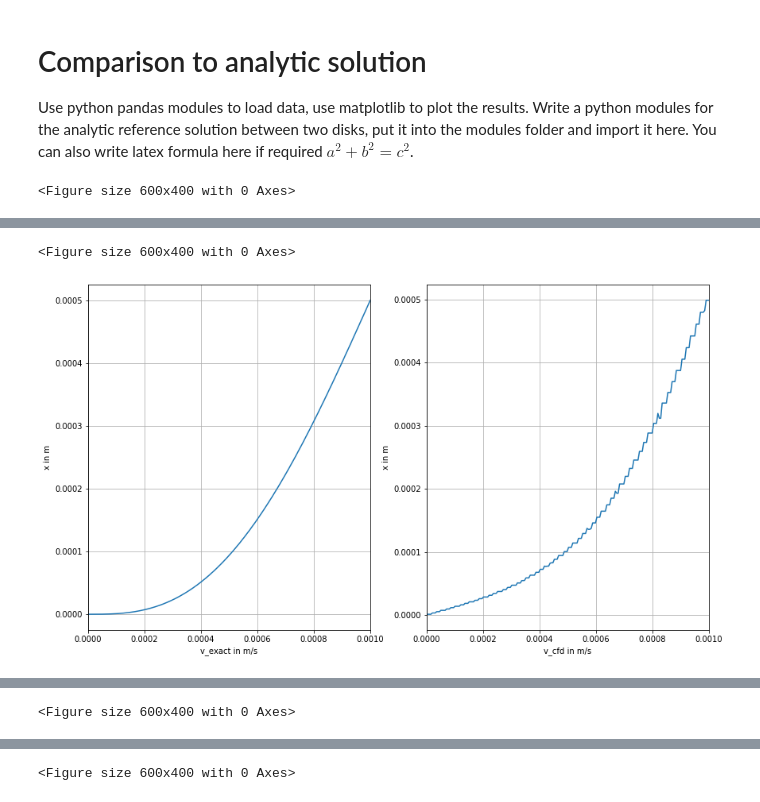
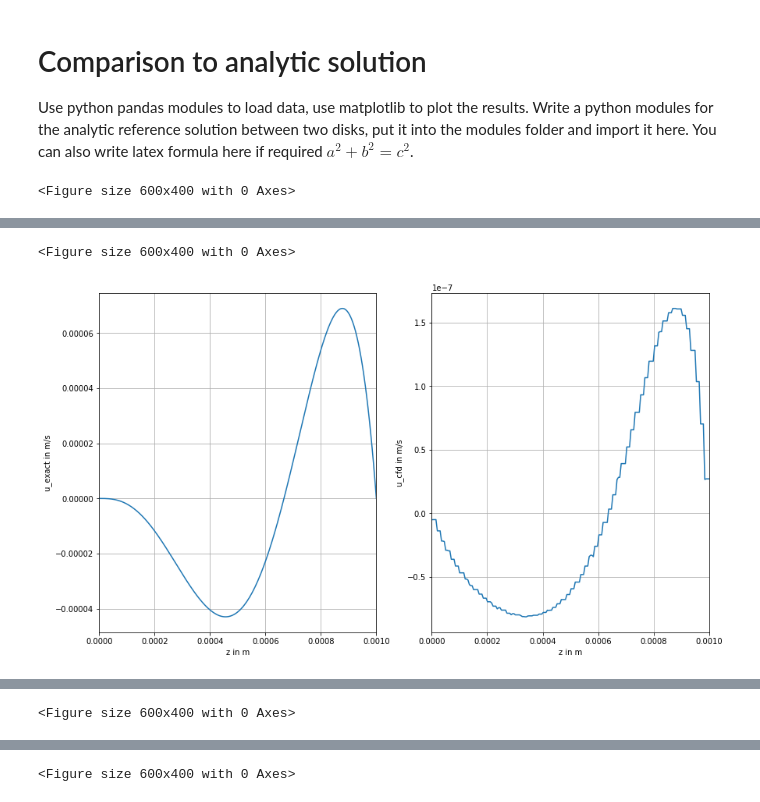
Before and after one commit to CRC-1194/b01-effective-slip-length, a Jupyter notebook: notebooks/compare_analytic_solution_rotatingDiscs.ipynb, the cells around one changed output, grey strips where cells are left out. Cells and saved outputs as stored; diff of their text form; code cells hidden in the pictures.

```diff
--- a/notebooks/compare_analytic_solution_rotatingDiscs.ipynb
+++ b/notebooks/compare_analytic_solution_rotatingDiscs.ipynb
@@ -24,67 +24,88 @@ w_cfd = cfd_data['U_0']
 magU_cfd = cfd_data['magU']
 
 h = 1e-3
-r = 5e-4
+r_max = 1e-3
 w = 1
-mu = 1e-5
+nu = 1e-5
 
-x = np.linspace(0,h,200)
-u_exact, v_exact, w_exact, magU_exact = rdf.rotatingflow(x, r, h, w, mu)
+z = 0.5*h
+r = np.linspace(0,r_max,200)
+#v_exact_r = w*r*((0.77139*h*np.sqrt(w/nu)-1)/h**4*z**4+(2-1.54278*h*np.sqrt(w/nu))/h**3*z**3+0.77139*z*np.sqrt(w/nu))
+v_exact_r = rdf.rotatingflow(0.5*h, r, h, w, nu)[1]
+fig1 = plt.figure(dpi=100)
+fig5, axes = plt.subplots(1, 2, figsize=(14,8))
+axes[0].plot(r,v_exact_r);
+axes[0].set_xlim([0,r_max])
+axes[0].set_xlabel('r in m')
+axes[0].set_ylabel('v_exact in m/s')
+axes[0].grid()
+
+axes[1].plot(r,u_cfd);
+axes[1].set_xlim([0,h])
+axes[1].set_xlabel('x in m')
+axes[1].set_ylabel('u_cfd in m/s')
+axes[1].grid()
+
+z = np.linspace(0,h,200)
+r = 0.5*r_max
+u_exact, v_exact, w_exact, magU_exact = rdf.rotatingflow(z, r, h, w, nu)
 
 fig1 = plt.figure(dpi=100)
 fig1, axes = plt.subplots(1, 2, figsize=(14,8))
-axes[0].plot(x,u_exact);
+axes[0].plot(z,u_exact);
 axes[0].set_xlim([0,h])
-axes[0].set_xlabel('u_exact in m/s')
-axes[0].set_ylabel('x in m')
+axes[0].set_xlabel('z in m')
+axes[0].set_ylabel('u_exact in m/s')
 axes[0].grid()
 
-axes[1].plot(x,u_cfd);
+axes[1].plot(z,u_cfd);
 axes[1].set_xlim([0,h])
-axes[1].set_xlabel('u_cfd in m/s')
-axes[1].set_ylabel('x in m')
+axes[1].set_xlabel('z in m')
+axes[1].set_ylabel('u_cfd in m/s')
 axes[1].grid()
 
-fig2 = plt.figure(dpi=100)
-fig2, axes = plt.subplots(1, 2, figsize=(14,8))
-axes[0].plot(x,v_exact);
+fig2 = plt.figure(dpi=100,figsize=(10,8))
+
+plt.plot(z,v_exact);
+plt.plot(z,v_cfd);
+plt.xlim([0,h])
+plt.xlabel('z in m')
+plt.ylabel('v in m/s')
+plt.grid()
+plt.legend(['v_exact','v_cfd'])
+'''
+axes[1].plot(x,v_cfd);
+axes[1].set_xlim([0,h])
+axes[1].set_xlabel('x in m')
+axes[1].set_ylabel('v_cfd in m/s')
+axes[1].grid()
+'''
+fig3 = plt.figure(dpi=100)
+fig3, axes = plt.subplots(1, 2, figsize=(14,8))
+axes[0].plot(z,w_exact);
 axes[0].set_xlim([0,h])
-axes[0].set_xlabel('v_exact in m/s')
-axes[0].set_ylabel('x in m')
+axes[0].set_xlabel('x in m')
+axes[0].set_ylabel('w_exact in m/s')
 axes[0].grid()
 
-axes[1].plot(x,v_cfd);
+axes[1].plot(z,w_cfd);
 axes[1].set_xlim([0,h])
-axes[1].set_xlabel('v_cfd in m/s')
-axes[1].set_ylabel('x in m')
-axes[1].grid()
-
-fig3 = plt.figure(dpi=100)
-fig3, axes = plt.subplots(1, 2, figsize=(14,8))
-axes[0].plot(x,w_exact);
-axes[0].set_xlim([0,h])
-axes[0].set_xlabel('w_exact in m/s')
-axes[0].set_ylabel('x in m')
-axes[0].grid()
-
-axes[1].plot(x,w_cfd);
-axes[1].set_xlim([0,h])
-axes[1].set_xlabel('w_cfd in m/s')
-axes[1].set_ylabel('x in m')
+axes[1].set_xlabel('x in m')
+axes[1].set_ylabel('w_cfd in m/s')
 axes[1].grid()
 
 fig4 = plt.figure(dpi=100)
 fig4, axes = plt.subplots(1, 2, figsize=(14,8))
-axes[0].plot(x,magU_exact);
+axes[0].plot(z,magU_exact);
 axes[0].set_xlim([0,h])
-axes[0].set_xlabel('magU_exact in m/s')
-axes[0].set_ylabel('x in m')
+axes[0].set_xlabel('x in m')
+axes[0].set_ylabel('magU_exact in m/s')
 axes[0].grid()
 
-axes[1].plot(x,magU_cfd);
+axes[1].plot(z,magU_cfd);
 axes[1].set_xlim([0,h])
-axes[1].set_xlabel('magU_cfd in m/s')
-axes[1].set_ylabel('x in m')
+axes[1].set_xlabel('x in m')
+axes[1].set_ylabel('magU_cfd in m/s')
 axes[1].grid()
 
 plt.show()
@@ -94,2 +115,2 @@ plt.show()
 <Figure size 600x400 with 0 Axes>
-[figure, old version]
+[figure, new version]
```
Also changed, not shown: parts of 1 cell of this notebook, 1 other file.
